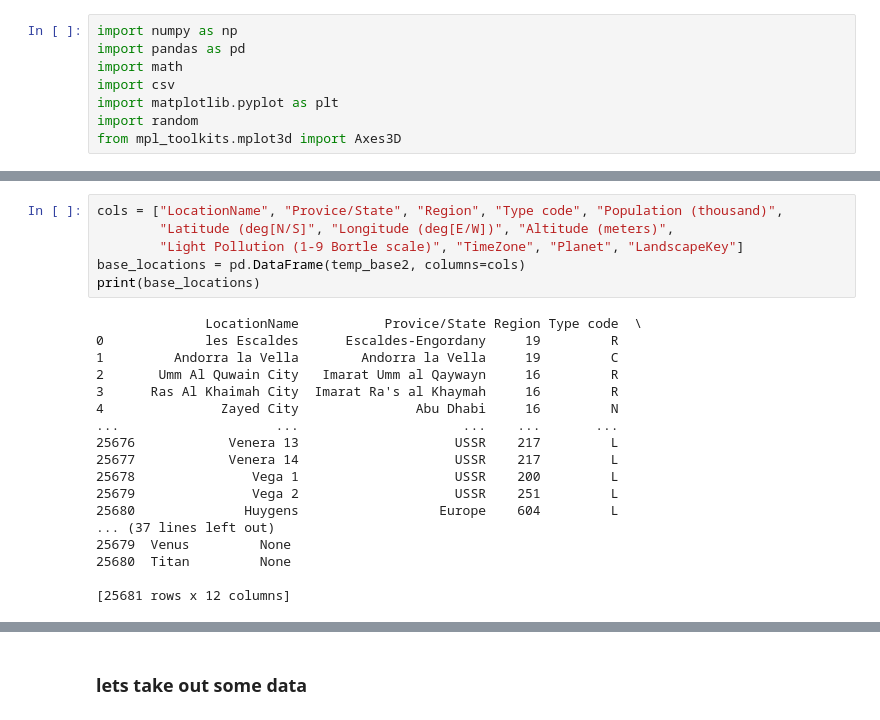
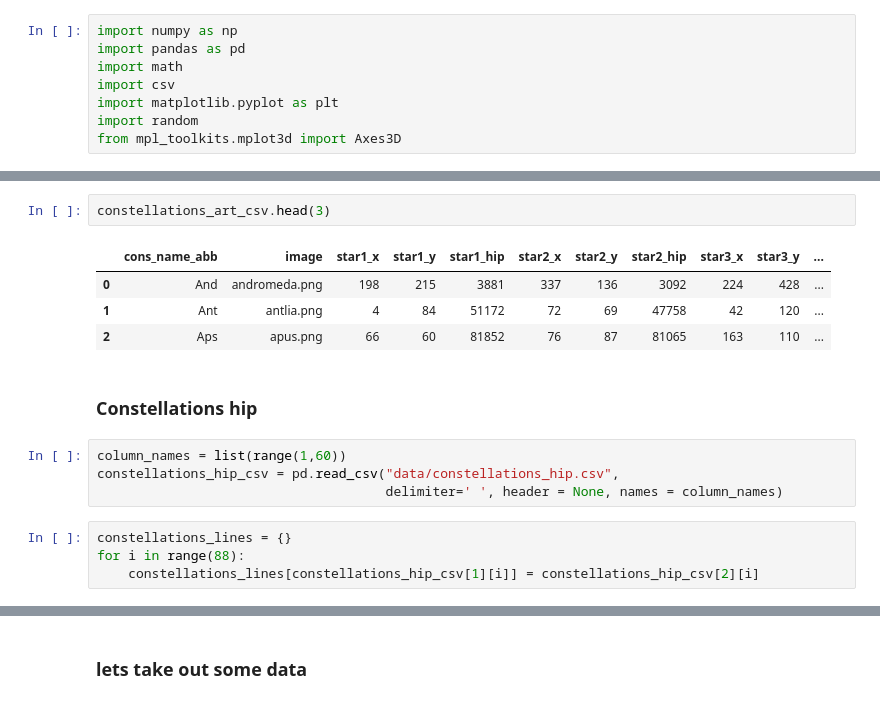
Before and after one commit to ananyaverma2/planetary-and-exoplanetary-dataset, a Jupyter notebook: Data_analysis_stars.ipynb, the cells around one changed output, grey strips where cells are left out. Saved outputs shown, nothing was run; the diff lists cells and outputs as text.

Commit message:
[STARS] cleaned the extracted data from Stellarium

```diff
--- a/Data_analysis_stars.ipynb
+++ b/Data_analysis_stars.ipynb
@@ -280,24 +42,17 @@ for i in base_locations_t:
-# %%
-cols = ["LocationName", "Provice/State", "Region", "Type code", "Population (thousand)",
-        "Latitude (deg[N/S]", "Longitude (deg[E/W])", "Altitude (meters)",
-        "Light Pollution (1-9 Bortle scale)", "TimeZone", "Planet", "LandscapeKey"]
-base_locations = pd.DataFrame(temp_base2, columns=cols)
-print(base_locations)
-# %% [output]
-              LocationName           Provice/State Region Type code  \
-0             les Escaldes      Escaldes-Engordany     19         R
-1         Andorra la Vella        Andorra la Vella     19         C
-2       Umm Al Quwain City   Imarat Umm al Qaywayn     16         R
-3      Ras Al Khaimah City  Imarat Ra's al Khaymah     16         R
-4               Zayed City               Abu Dhabi     16         N
-...                    ...                     ...    ...       ...
-25676            Venera 13                    USSR    217         L
-25677            Venera 14                    USSR    217         L
-25678               Vega 1                    USSR    200         L
-25679               Vega 2                    USSR    251         L
-25680              Huygens                  Europe    604         L
-... (37 lines left out)
-25679  Venus         None
-25680  Titan         None
-
-[25681 rows x 12 columns]
+# %%
+constellations_art_csv.head(3)
+# %% [output]
+|  | cons_name_abb | image | star1_x | star1_y | star1_hip | star2_x | star2_y | star2_hip | star3_x | star3_y | ... |
+| 0 | And | andromeda.png | 198 | 215 | 3881 | 337 | 136 | 3092 | 224 | 428 | ... |
+| 1 | Ant | antlia.png | 4 | 84 | 51172 | 72 | 69 | 47758 | 42 | 120 | ... |
+| 2 | Aps | apus.png | 66 | 60 | 81852 | 76 | 87 | 81065 | 163 | 110 | ... |
+# %% [markdown]
+### Constellations hip
+# %%
+column_names = list(range(1,60))
+constellations_hip_csv = pd.read_csv("data/constellations_hip.csv",
+                                     delimiter=' ', header = None, names = column_names)
+# %%
+constellations_lines = {}
+for i in range(88):
+    constellations_lines[constellations_hip_csv[1][i]] = constellations_hip_csv[2][i]
```
Also changed, not shown: parts of 58 cells of this notebook.
